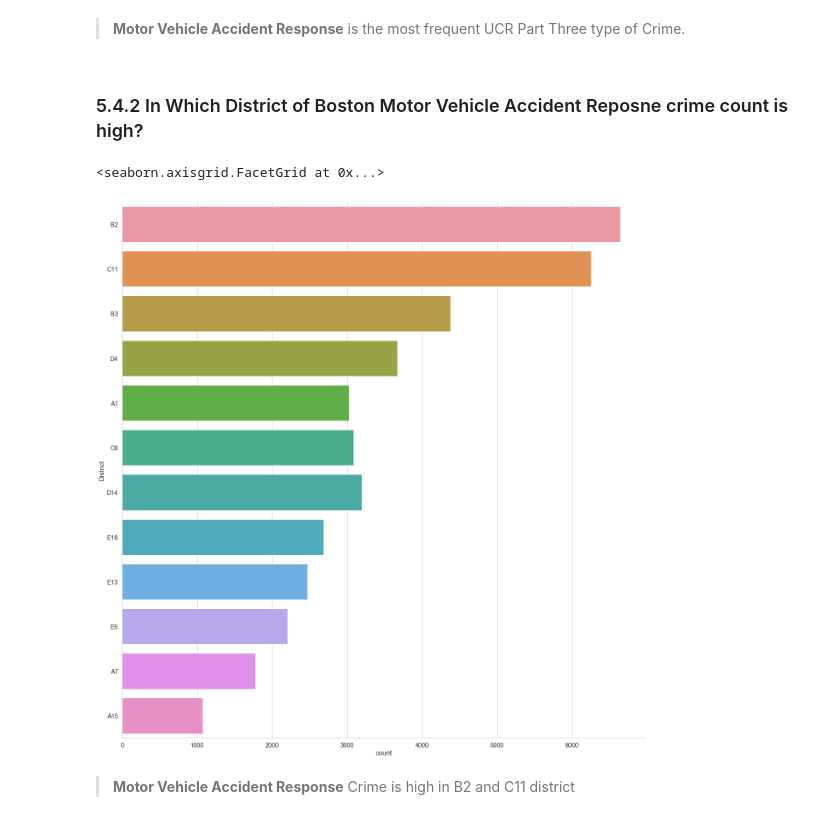
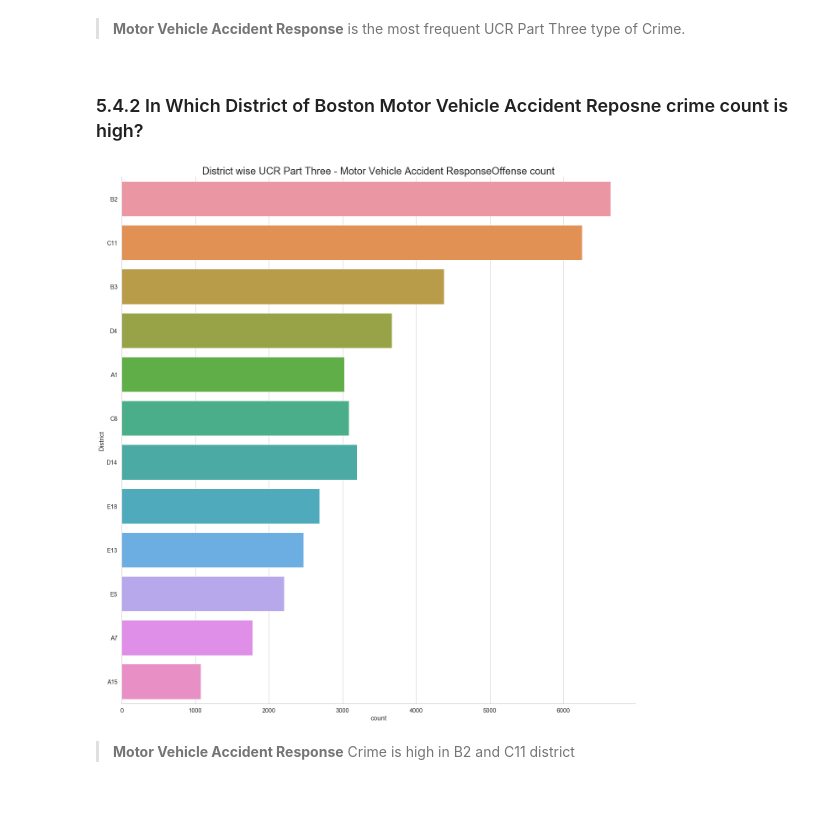
Before and after one commit to urvipasad/Exploratory-Data-Analysis-and-Data-Visualations, a Jupyter notebook: Boston Crime Data/eda-on-crimes-in-boston.ipynb, the cells around one changed output. Saved outputs shown, nothing was run; the diff lists cells and outputs as text; code cells hidden in the pictures.

```diff
--- a/Boston Crime Data/eda-on-crimes-in-boston.ipynb
+++ b/Boston Crime Data/eda-on-crimes-in-boston.ipynb
@@ -682,15 +636,18 @@ plt.savefig('Sns Plot per UCR type Part One offense count')
 # %% [markdown]
 > **Motor Vehicle Accident Response** is the most frequent UCR Part Three type of Crime.
 # %% [markdown]
-<a id=section5040202></a>
+<a id=section50402></a>
 ### 5.4.2 In Which District of Boston Motor Vehicle Accident Reposne crime count is high?
 # %%
 
 DfMotorAccident = dfUCRPartThree[dfUCRPartThree.Offense_Code_Group=='Motor Vehicle Accident Response']
 sns.catplot(y='District',kind='count',height=18,order=dfUCRPartThree.District.value_counts().index,data=DfMotorAccident)
+
+plt.ylabel('District')
+plt.title('District wise UCR Part Three - Motor Vehicle Accident ResponseOffense count', fontsize = 24)
+plt.savefig('EDA Plots Images\\District wise UCR Part Three - Motor Vehicle Accident Response Offense count', bbox_inches = 'tight')
 # %% [output]
-<seaborn.axisgrid.FacetGrid at 0x...>
-[figure, old version]
+[figure, new version]
 # %% [markdown]
 > **Motor Vehicle Accident Response** Crime is high in B2 and C11 district
 # %% [markdown]
```
Also changed, not shown: parts of 37 cells of this notebook.
